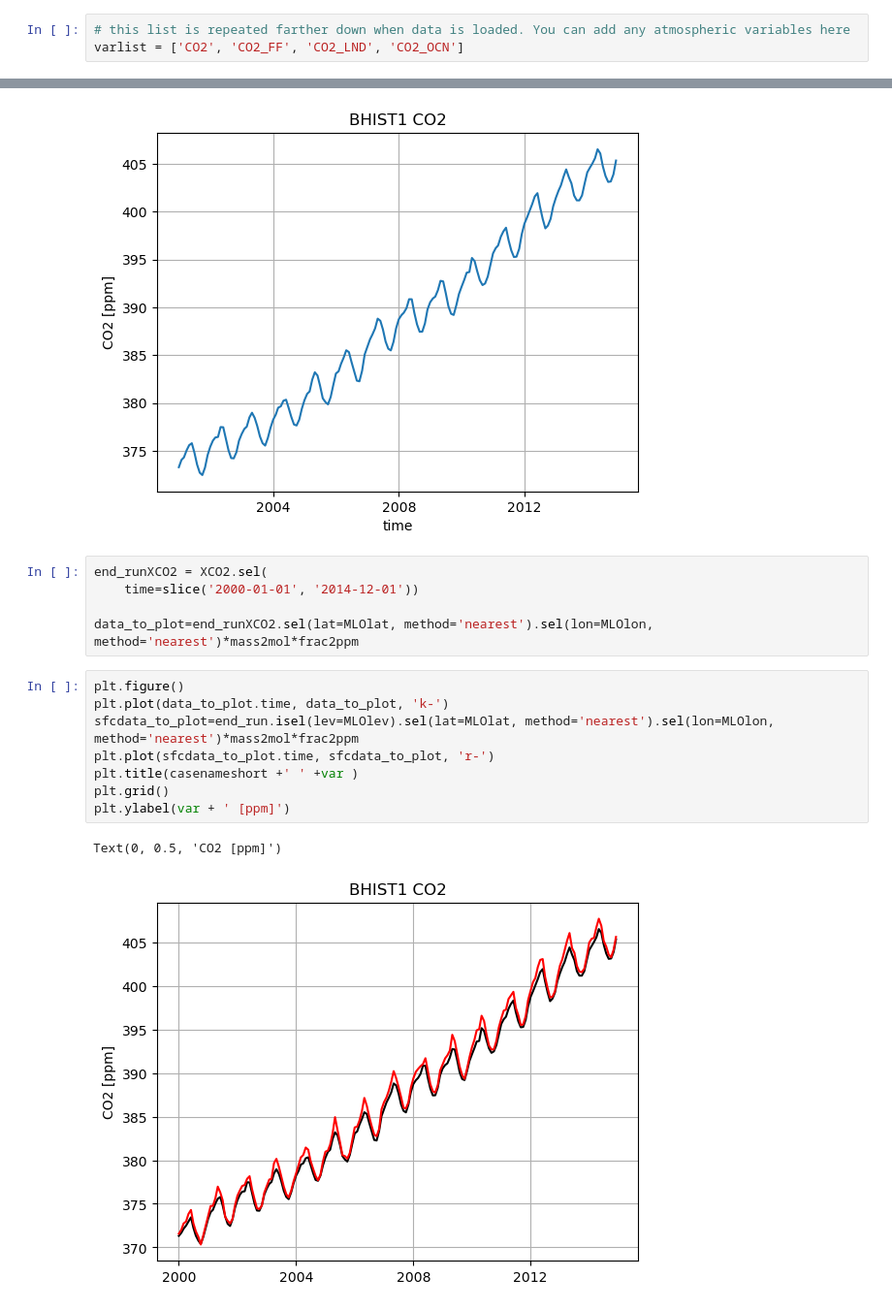
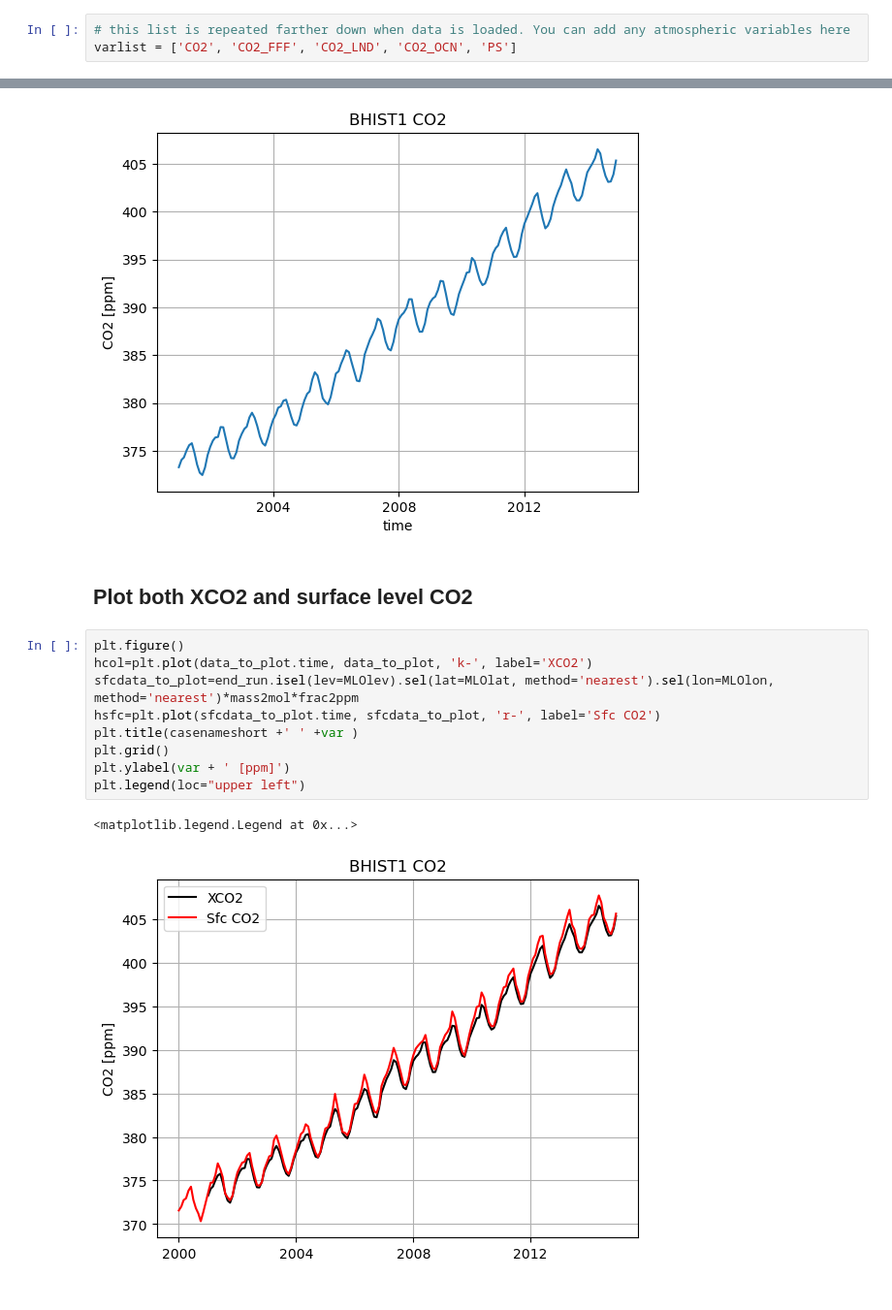
Before and after one commit to NCAR/CESM-emission-driven-run-tutorial, a Jupyter notebook: analysis_notebooks/atmosphericCO2.ipynb, the cells around one changed output, grey strips where cells are left out. Shown: that part at 97% size. Cells and saved outputs as stored; diff of their text form.

```diff
--- a/analysis_notebooks/atmosphericCO2.ipynb
+++ b/analysis_notebooks/atmosphericCO2.ipynb
@@ -69,7 +69,7 @@ The above are 4-D fields (lat, lon, pressure, time)
 - SFCO2 is a 3-D field, at only the atmospheric layer adjacent to the land or ocean surface
 # %%
 # this list is repeated farther down when data is loaded. You can add any atmospheric variables here
-varlist = ['CO2', 'CO2_FF', 'CO2_LND', 'CO2_OCN']
+varlist = ['CO2', 'CO2_FFF', 'CO2_LND', 'CO2_OCN', 'PS']
 # %% [markdown]
 ## Load Data
 # %% [markdown]
@@ -365,19 +365,17 @@ plt.ylabel(var + ' [ppm]')
 # %% [output]
 Text(0, 0.5, 'CO2 [ppm]')
 [figure]
-# %%
-end_runXCO2 = XCO2.sel(
-    time=slice('2000-01-01', '2014-12-01'))
-
-data_to_plot=end_runXCO2.sel(lat=MLOlat, method='nearest').sel(lon=MLOlon, method='nearest')*mass2mol*frac2ppm
+# %% [markdown]
+## Plot both XCO2 and surface level CO2
 # %%
 plt.figure()
-plt.plot(data_to_plot.time, data_to_plot, 'k-')
+hcol=plt.plot(data_to_plot.time, data_to_plot, 'k-', label='XCO2')
 sfcdata_to_plot=end_run.isel(lev=MLOlev).sel(lat=MLOlat, method='nearest').sel(lon=MLOlon, method='nearest')*mass2mol*frac2ppm
-plt.plot(sfcdata_to_plot.time, sfcdata_to_plot, 'r-')
+hsfc=plt.plot(sfcdata_to_plot.time, sfcdata_to_plot, 'r-', label='Sfc CO2')
 plt.title(casenameshort +' ' +var )
 plt.grid()
 plt.ylabel(var + ' [ppm]')
+plt.legend(loc="upper left")
 # %% [output]
-Text(0, 0.5, 'CO2 [ppm]')
+<matplotlib.legend.Legend at 0x...>
-[figure, old version]
+[figure, new version]
```
Also changed, not shown: parts of 2 cells of this notebook.
